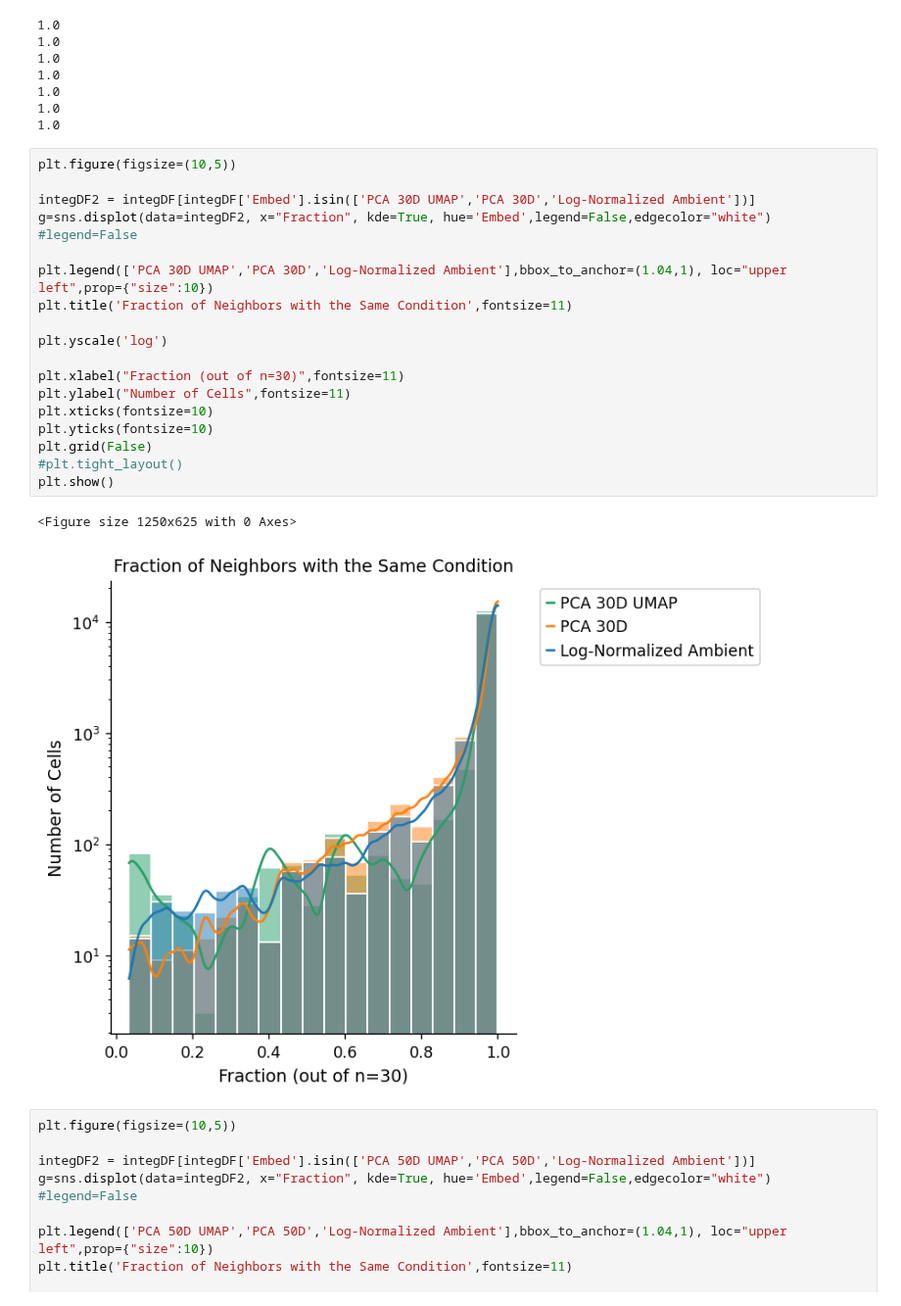
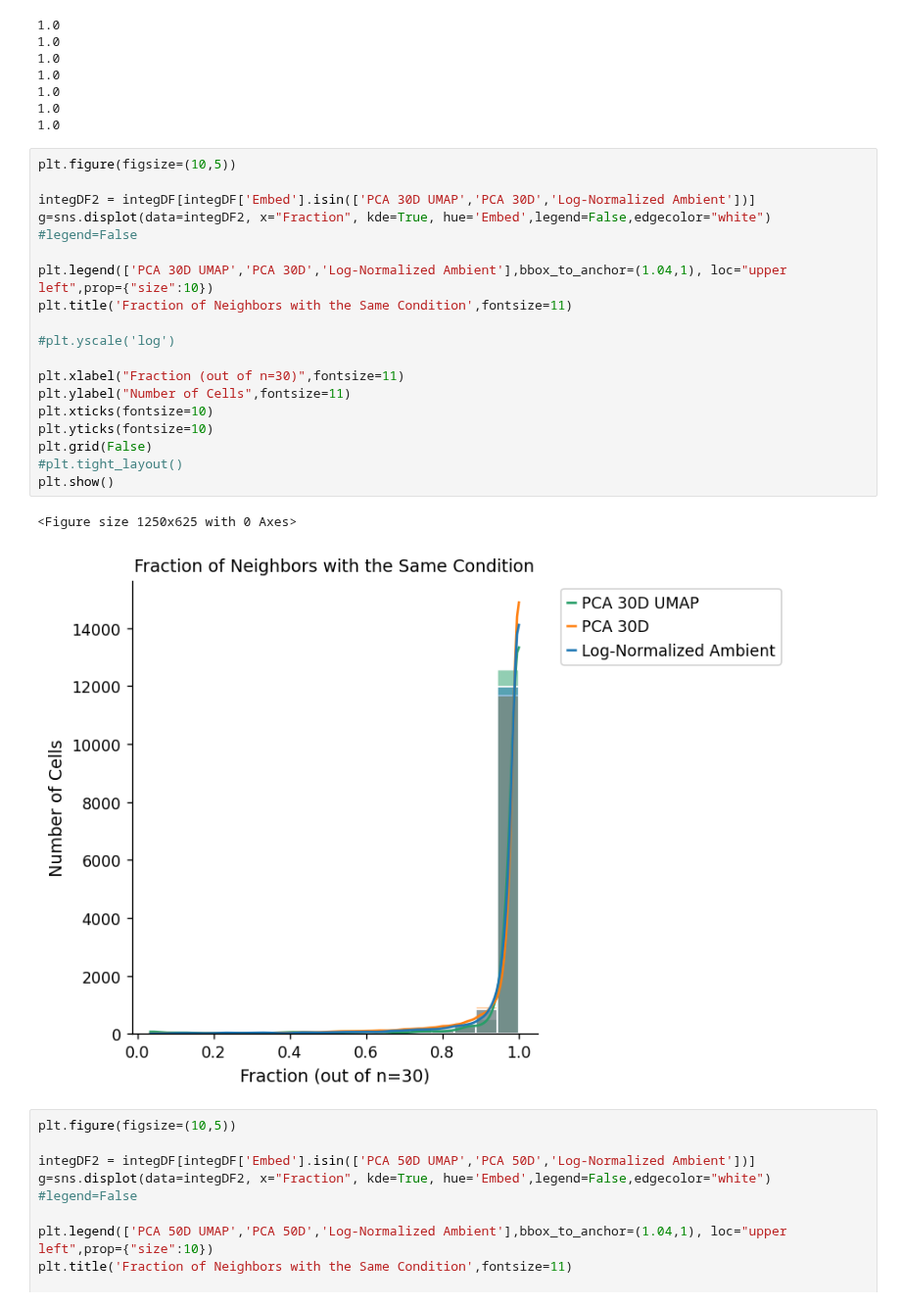
Before and after one commit to pachterlab/CP_2023, a Jupyter notebook: notebooks/fig1a_b/pbmcAnalysis.ipynb, the cells around one changed output. Shown at 98% size. Drawn from its saved outputs; the diff is of its cells as text.

```diff
--- a/notebooks/fig1a_b/pbmcAnalysis.ipynb
+++ b/notebooks/fig1a_b/pbmcAnalysis.ipynb
@@ -639,24 +639,24 @@ print(statistics.mode(integDF['Fraction'][integDF['Embed'].isin(['UMAP 2D'])]))
 # %%
 plt.figure(figsize=(10,5))
 
 integDF2 = integDF[integDF['Embed'].isin(['PCA 30D UMAP','PCA 30D','Log-Normalized Ambient'])]
 g=sns.displot(data=integDF2, x="Fraction", kde=True, hue='Embed',legend=False,edgecolor="white") #legend=False
 
 plt.legend(['PCA 30D UMAP','PCA 30D','Log-Normalized Ambient'],bbox_to_anchor=(1.04,1), loc="upper left",prop={"size":10})
 plt.title('Fraction of Neighbors with the Same Condition',fontsize=11)
 
-plt.yscale('log')
+#plt.yscale('log')
 
 plt.xlabel("Fraction (out of n=30)",fontsize=11)
 plt.ylabel("Number of Cells",fontsize=11)
 plt.xticks(fontsize=10)
 plt.yticks(fontsize=10)
 plt.grid(False)
 #plt.tight_layout()
 plt.show()
 # %% [output]
 <Figure size 1250x625 with 0 Axes>
-[figure, old version]
+[figure, new version]
 # %%
 plt.figure(figsize=(10,5))
 
```
Also changed, not shown: parts of 3 cells of this notebook.
